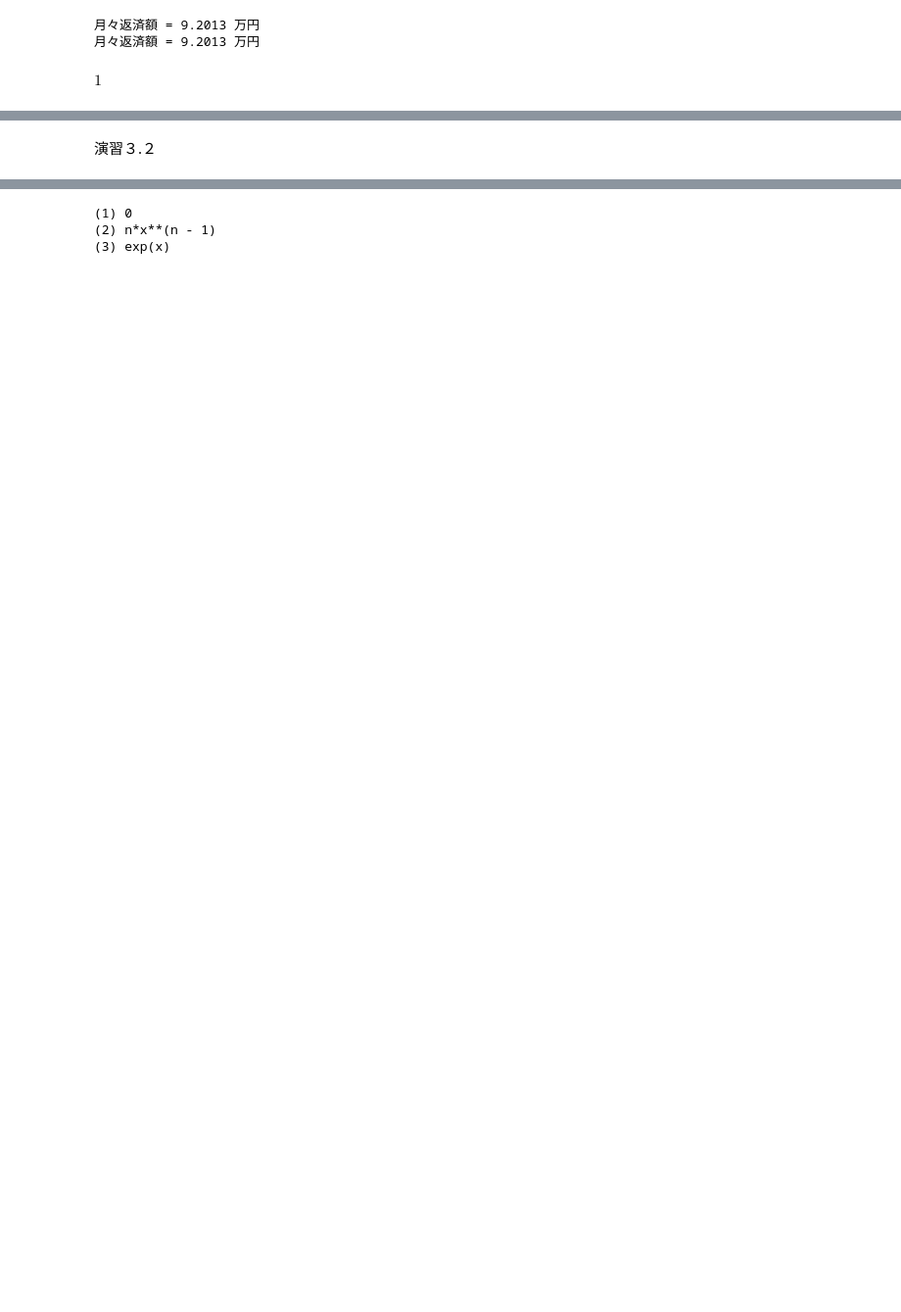
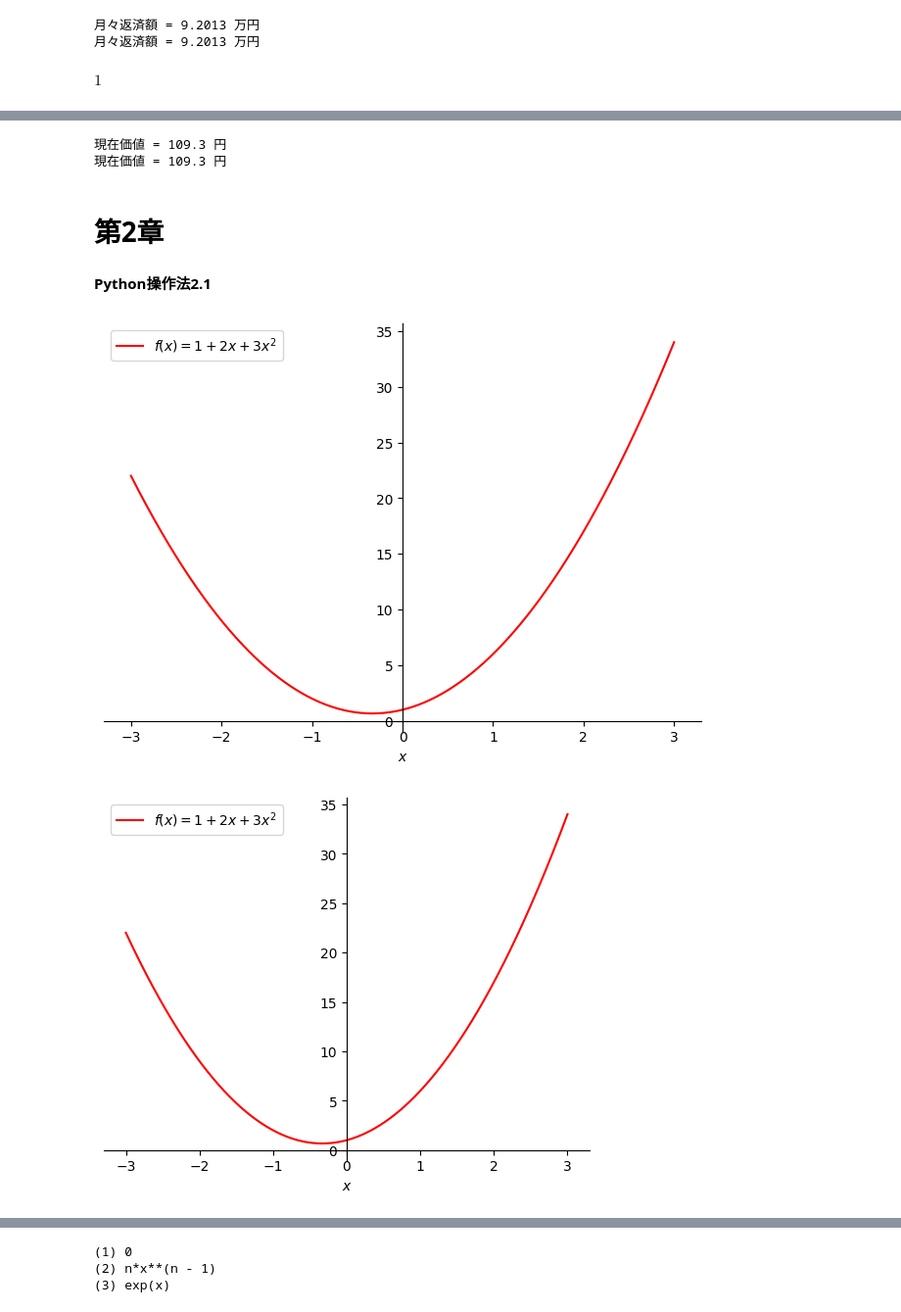
Before and after one commit to Hideki-Iwaki-TUS/CalculusText, a Jupyter notebook: Calculus0.ipynb, the cells around one changed output, grey strips where cells are left out. Shown at 98% size. Saved outputs shown, nothing was run; the diff lists cells and outputs as text; code cells hidden in the pictures; blank space fills up the shorter version.

```diff
--- a/Calculus0.ipynb
+++ b/Calculus0.ipynb
@@ -747,30 +941,0 @@ $\displaystyle 0$
-# %%
-# 演習4．2
-import matplotlib.pyplot as plt
-import numpy as np
-plt.figure(figsize=(5,10))
-
-#(1)
-plt.subplot(2, 1, 1)
-x=np.linspace(-1,1)
-plt.plot(x,np.e**x,label='e$^x$')
-plt.plot(x,1+x,label='$1+x$')
-plt.hlines(1, -1, 0, color='gray', linestyle
-           = "dashed",  linewidths=0.5)
-plt.vlines(0, 0, 1, color='gray', linestyle
-           = "dashed",  linewidths=0.5)
-plt.xlabel('$x$')
-plt.legend()
-
-#(2)
-plt.subplot(2, 1, 2)
-x=np.linspace(0,2)
-plt.plot(x,np.log(x),label='$\log(x)$')
-plt.plot(x,x-1,label='$1+x$')
-plt.hlines(0, 0, 1, color='gray', linestyle
-           = "dashed",  linewidths=0.5)
-plt.vlines(1, -3, 0, color='gray', linestyle
-           = "dashed",  linewidths=0.5)
-plt.xlabel('$x$')
-plt.legend()
-plt.savefig('fig/Prac4_2.svg')
@@ -823,2 +942,28 @@ plt.savefig('fig/Prob4_2.svg')
-# %% [markdown]
-演習３.２
+# %%
+# 問題1.4
+
+print('現在価値 =',round( 6/1.03+6/(1.03**2)+1/(1.03**2)*(6/1.04+106/(1.04**2)), 2),'円')
+
+print('現在価値 =',round( 6*(1-1/(1.03**2))/0.03+1/(1.03**2)*(6*(1-1/(1.04**2))/0.04+100/(1.04**2)), 2),'円')
+# %% [output]
+現在価値 = 109.3 円
+現在価値 = 109.3 円
+# %% [markdown]
+# **第2章**
+# %% [markdown]
+**Python操作法2.1**
+# %%
+from sympy import *
+# var('x')
+
+y = 1+2*x+3*x**2
+plot(y,(x,-3,3),
+     legend = True,             #凡例を表示
+     label = '$f(x)=1+2x+3x^2$',#凡例tラベル
+     line_color ='red',         #グラフ色（赤に指定）
+     ylabel = False,            #y軸ラベルなし
+     xlabel = '$x$'             #x軸ラベル
+     ).save('Graph.png')
+# %% [output]
+[figure, added]
+[figure, added]
```
Also changed, not shown: parts of 185 cells of this notebook.
